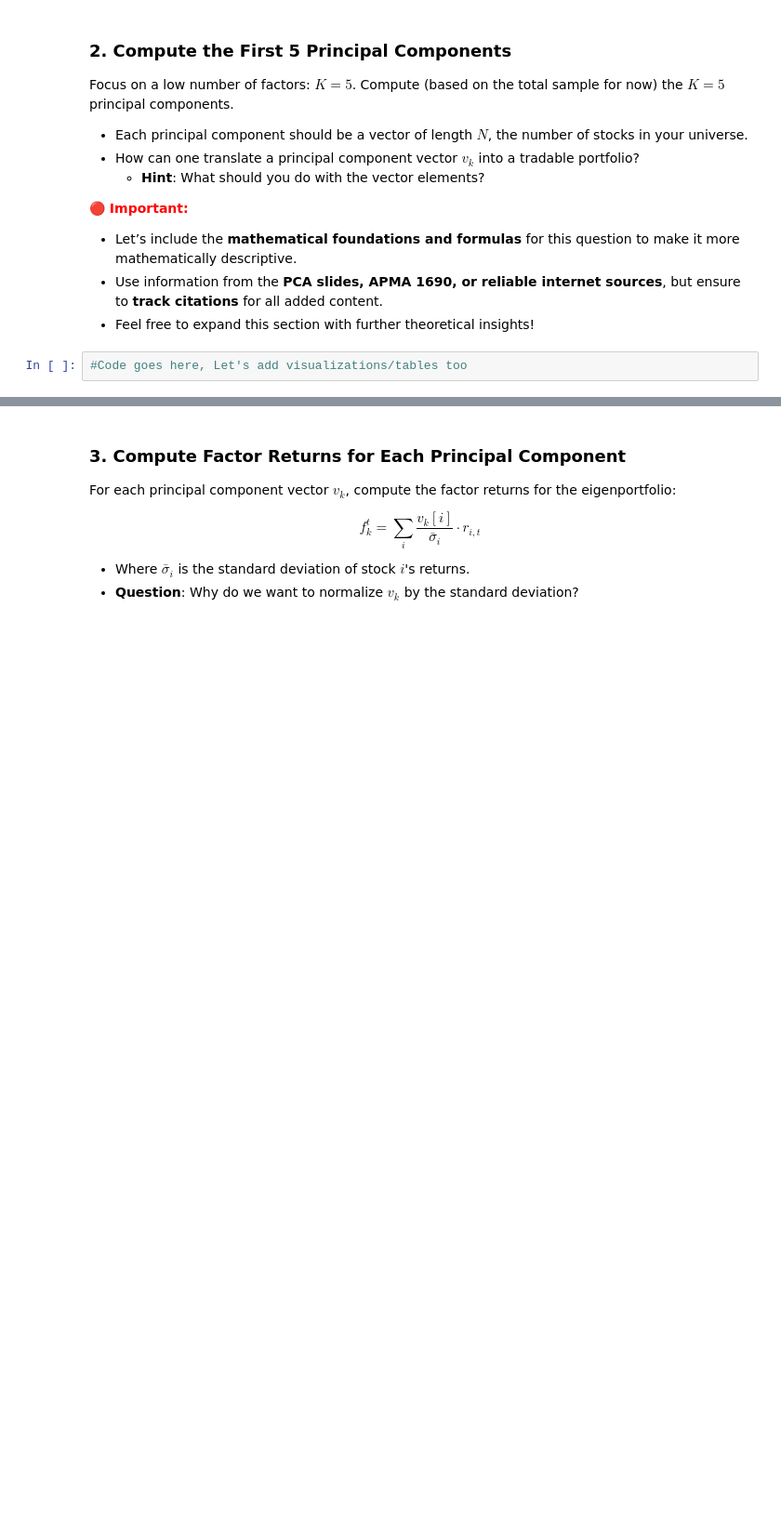
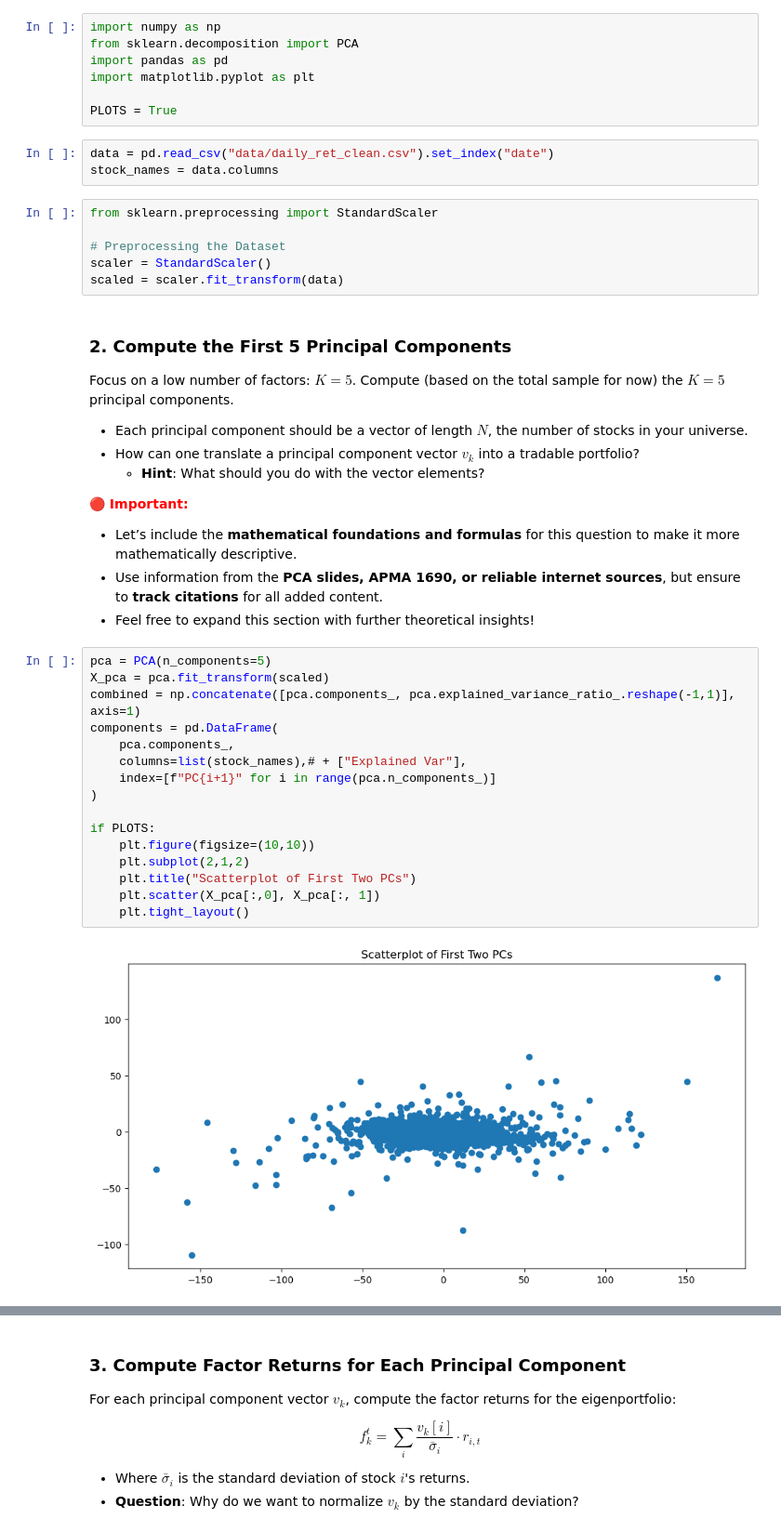
Before and after one commit to awang343/ml-for-finance, a Jupyter notebook: main.ipynb, the cells around one changed output, grey strips where cells are left out. Shown at 93% size. Saved outputs shown, nothing was run; the diff lists cells and outputs as text; blank space fills up the shorter version.

```diff
--- a/main.ipynb
+++ b/main.ipynb
@@ -138,3 +38,19 @@ dtype: float64
+# %%
+import numpy as np
+from sklearn.decomposition import PCA
+import pandas as pd
+import matplotlib.pyplot as plt
+
+PLOTS = True
+# %%
+data = pd.read_csv("data/daily_ret_clean.csv").set_index("date")
+stock_names = data.columns
+# %%
+from sklearn.preprocessing import StandardScaler
+
+# Preprocessing the Dataset
+scaler = StandardScaler()
+scaled = scaler.fit_transform(data)
 # %% [markdown]
 ### 2. Compute the First 5 Principal Components
 
@@ -148,5 +64,21 @@ Focus on a low number of factors: $ K = 5 $. Compute (based on the total sample
 - Let’s include the **mathematical foundations and formulas** for this question to make it more mathematically descriptive.
 - Use information from the **PCA slides, APMA 1690, or reliable internet sources**, but ensure to **track citations** for all added content.
 - Feel free to expand this section with further theoretical insights!
-# %%
-#Code goes here, Let's add visualizations/tables too
+# %%
+pca = PCA(n_components=5)
+X_pca = pca.fit_transform(scaled)
+combined = np.concatenate([pca.components_, pca.explained_variance_ratio_.reshape(-1,1)], axis=1)
+components = pd.DataFrame(
+    pca.components_,
+    columns=list(stock_names),# + ["Explained Var"],
+    index=[f"PC{i+1}" for i in range(pca.n_components_)]
+)
+
+if PLOTS:
+    plt.figure(figsize=(10,10))
+    plt.subplot(2,1,2)
+    plt.title("Scatterplot of First Two PCs")
+    plt.scatter(X_pca[:,0], X_pca[:, 1])
+    plt.tight_layout()
+# %% [output]
+[figure, added]
```
Also changed, not shown: parts of 25 cells of this notebook, 2 other files.
